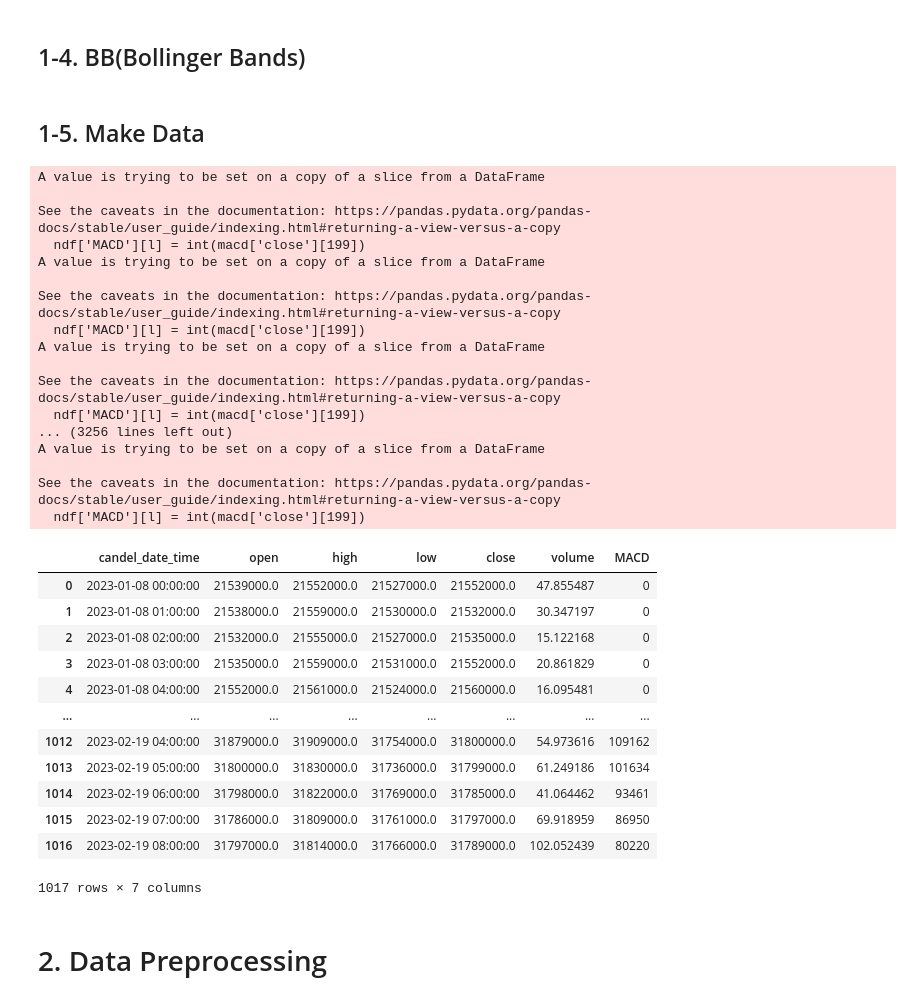
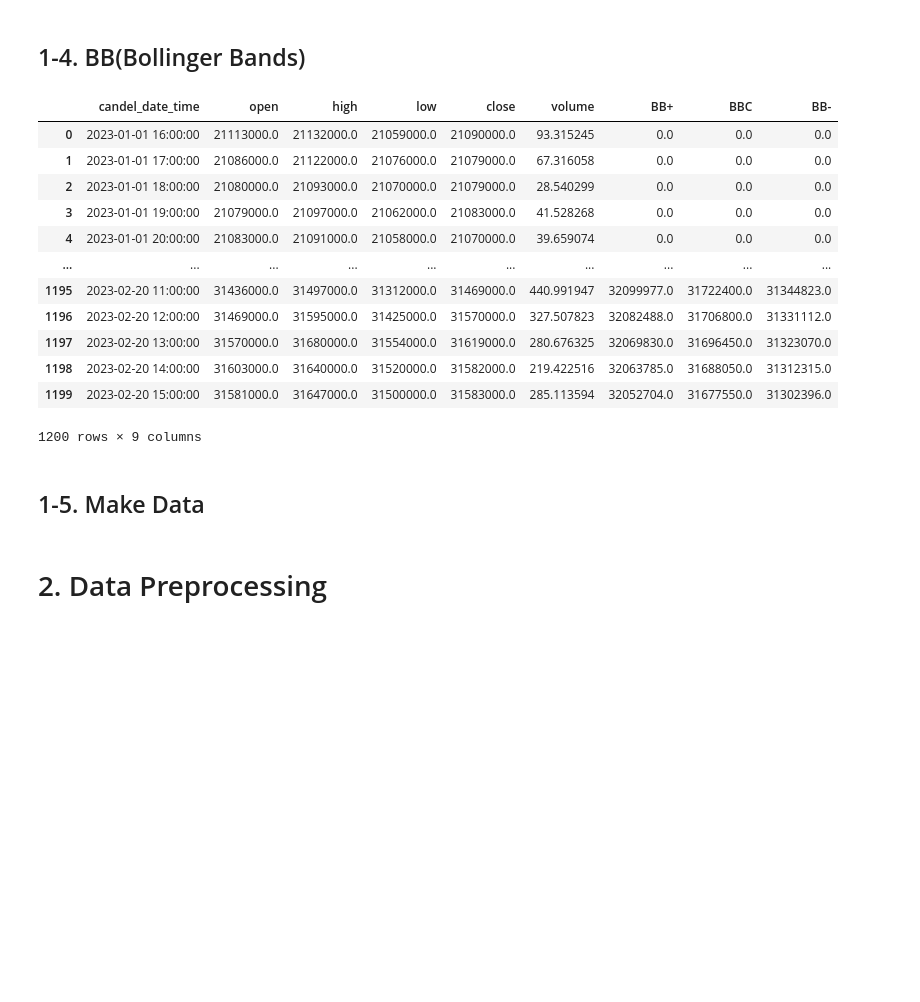
Before and after one commit to K-Digital-Coin/K-Digital_pjt_DA, a Jupyter notebook: DataPreprocessing.ipynb, the cells around one changed output. Saved outputs shown, nothing was run; the diff lists cells and outputs as text; code cells hidden in the pictures; blank space fills up the shorter version.

Commit message:
Update MA,MACD,RSI,BB

```diff
--- a/DataPreprocessing.ipynb
+++ b/DataPreprocessing.ipynb
@@ -137,40 +178,26 @@ def bb(ndf):
         k = k + 1
     return ndf
+# %%
+bbdf = pd.read_csv('test_bb.csv',encoding='cp949')
+bbdf
+# %% [output]
+|  | candel_date_time | open | high | low | close | volume | BB+ | BBC | BB- |
+| 0 | 2023-01-01 16:00:00 | 21113000.0 | 21132000.0 | 21059000.0 | 21090000.0 | 93.315245 | 0.0 | 0.0 | 0.0 |
+| 1 | 2023-01-01 17:00:00 | 21086000.0 | 21122000.0 | 21076000.0 | 21079000.0 | 67.316058 | 0.0 | 0.0 | 0.0 |
+| 2 | 2023-01-01 18:00:00 | 21080000.0 | 21093000.0 | 21070000.0 | 21079000.0 | 28.540299 | 0.0 | 0.0 | 0.0 |
+| 3 | 2023-01-01 19:00:00 | 21079000.0 | 21097000.0 | 21062000.0 | 21083000.0 | 41.528268 | 0.0 | 0.0 | 0.0 |
+| 4 | 2023-01-01 20:00:00 | 21083000.0 | 21091000.0 | 21058000.0 | 21070000.0 | 39.659074 | 0.0 | 0.0 | 0.0 |
+| ... | ... | ... | ... | ... | ... | ... | ... | ... | ... |
+| 1195 | 2023-02-20 11:00:00 | 31436000.0 | 31497000.0 | 31312000.0 | 31469000.0 | 440.991947 | 32099977.0 | 31722400.0 | 31344823.0 |
+| 1196 | 2023-02-20 12:00:00 | 31469000.0 | 31595000.0 | 31425000.0 | 31570000.0 | 327.507823 | 32082488.0 | 31706800.0 | 31331112.0 |
+| 1197 | 2023-02-20 13:00:00 | 31570000.0 | 31680000.0 | 31554000.0 | 31619000.0 | 280.676325 | 32069830.0 | 31696450.0 | 31323070.0 |
+| 1198 | 2023-02-20 14:00:00 | 31603000.0 | 31640000.0 | 31520000.0 | 31582000.0 | 219.422516 | 32063785.0 | 31688050.0 | 31312315.0 |
+| 1199 | 2023-02-20 15:00:00 | 31581000.0 | 31647000.0 | 31500000.0 | 31583000.0 | 285.113594 | 32052704.0 | 31677550.0 | 31302396.0 |
+1200 rows × 9 columns
 # %% [markdown]
 ## 1-5. Make Data
 # %%
 tdf = bdf.copy()
-tdf = macd(tdf)
+tdf = bb(tdf)
 tdf
-# %% [output]
-A value is trying to be set on a copy of a slice from a DataFrame
-
-See the caveats in the documentation: https://pandas.pydata.org/pandas-docs/stable/user_guide/indexing.html#returning-a-view-versus-a-copy
-  ndf['MACD'][l] = int(macd['close'][199])
-A value is trying to be set on a copy of a slice from a DataFrame
-
-See the caveats in the documentation: https://pandas.pydata.org/pandas-docs/stable/user_guide/indexing.html#returning-a-view-versus-a-copy
-  ndf['MACD'][l] = int(macd['close'][199])
-A value is trying to be set on a copy of a slice from a DataFrame
-
-See the caveats in the documentation: https://pandas.pydata.org/pandas-docs/stable/user_guide/indexing.html#returning-a-view-versus-a-copy
-  ndf['MACD'][l] = int(macd['close'][199])
-... (3256 lines left out)
-A value is trying to be set on a copy of a slice from a DataFrame
-
-See the caveats in the documentation: https://pandas.pydata.org/pandas-docs/stable/user_guide/indexing.html#returning-a-view-versus-a-copy
-  ndf['MACD'][l] = int(macd['close'][199])
-|  | candel_date_time | open | high | low | close | volume | MACD |
-| 0 | 2023-01-08 00:00:00 | 21539000.0 | 21552000.0 | 21527000.0 | 21552000.0 | 47.855487 | 0 |
-| 1 | 2023-01-08 01:00:00 | 21538000.0 | 21559000.0 | 21530000.0 | 21532000.0 | 30.347197 | 0 |
-| 2 | 2023-01-08 02:00:00 | 21532000.0 | 21555000.0 | 21527000.0 | 21535000.0 | 15.122168 | 0 |
-| 3 | 2023-01-08 03:00:00 | 21535000.0 | 21559000.0 | 21531000.0 | 21552000.0 | 20.861829 | 0 |
-| 4 | 2023-01-08 04:00:00 | 21552000.0 | 21561000.0 | 21524000.0 | 21560000.0 | 16.095481 | 0 |
-| ... | ... | ... | ... | ... | ... | ... | ... |
-| 1012 | 2023-02-19 04:00:00 | 31879000.0 | 31909000.0 | 31754000.0 | 31800000.0 | 54.973616 | 109162 |
-| 1013 | 2023-02-19 05:00:00 | 31800000.0 | 31830000.0 | 31736000.0 | 31799000.0 | 61.249186 | 101634 |
-| 1014 | 2023-02-19 06:00:00 | 31798000.0 | 31822000.0 | 31769000.0 | 31785000.0 | 41.064462 | 93461 |
-| 1015 | 2023-02-19 07:00:00 | 31786000.0 | 31809000.0 | 31761000.0 | 31797000.0 | 69.918959 | 86950 |
-| 1016 | 2023-02-19 08:00:00 | 31797000.0 | 31814000.0 | 31766000.0 | 31789000.0 | 102.052439 | 80220 |
-1017 rows × 7 columns
 # %%
```
Also changed, not shown: parts of 11 cells of this notebook, 11 other files.
